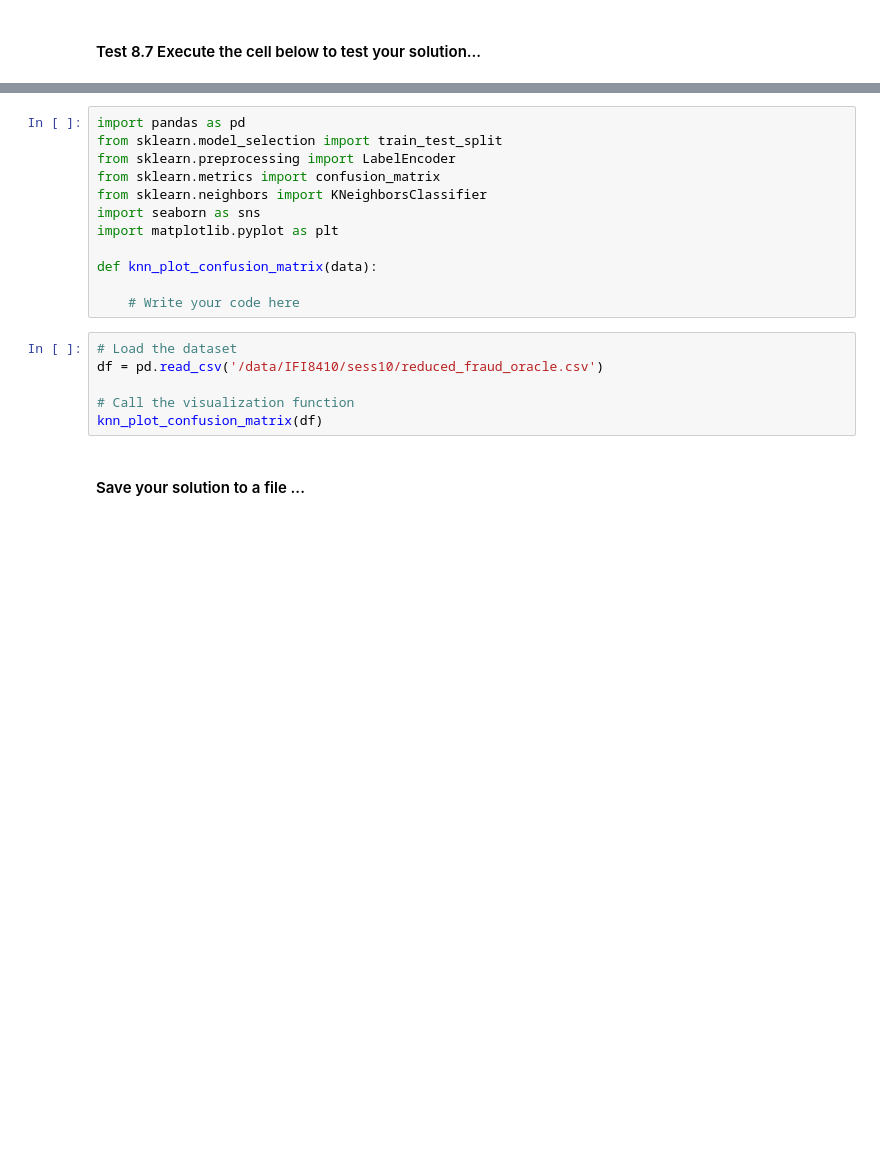
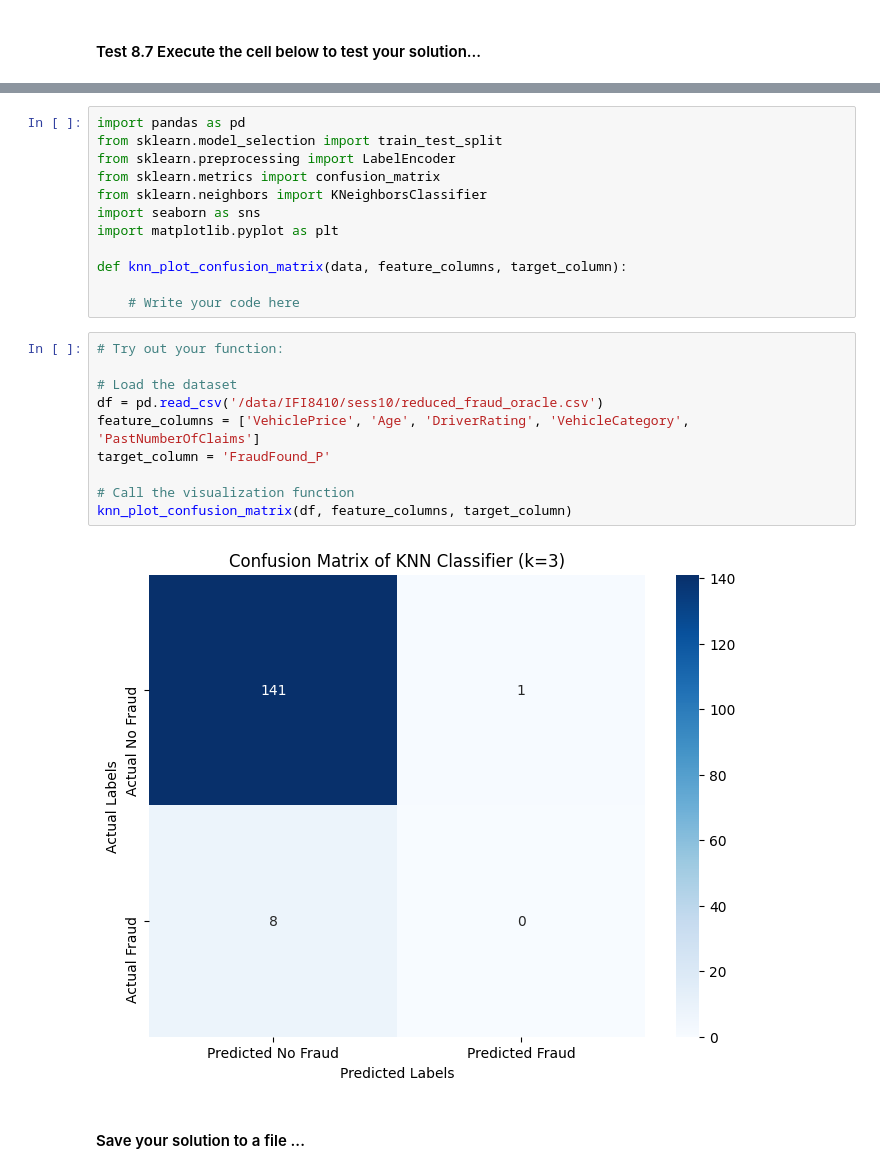
Before and after one commit to kingmolnar/DataScienceProgramming, a Jupyter notebook: Homework/HW08/Homework_8.ipynb, the cells around one changed output, grey strips where cells are left out. Saved outputs shown, nothing was run; the diff lists cells and outputs as text; blank space fills up the shorter version.

```diff
--- a/Homework/HW08/Homework_8.ipynb
+++ b/Homework/HW08/Homework_8.ipynb
@@ -566,15 +736,21 @@ from sklearn.neighbors import KNeighborsClassifier
 import seaborn as sns
 import matplotlib.pyplot as plt
 
-def knn_plot_confusion_matrix(data):
+def knn_plot_confusion_matrix(data, feature_columns, target_column):
 
     # Write your code here
 # %%
+# Try out your function:
+
 # Load the dataset
 df = pd.read_csv('/data/IFI8410/sess10/reduced_fraud_oracle.csv')
+feature_columns = ['VehiclePrice', 'Age', 'DriverRating', 'VehicleCategory', 'PastNumberOfClaims']
+target_column = 'FraudFound_P'
 
 # Call the visualization function
-knn_plot_confusion_matrix(df)
+knn_plot_confusion_matrix(df, feature_columns, target_column)
+# %% [output]
+[figure, added]
 # %% [markdown]
 #### Save your solution to a file ...
 # %%
```
Also changed, not shown: parts of 39 cells of this notebook, 5 other files.
